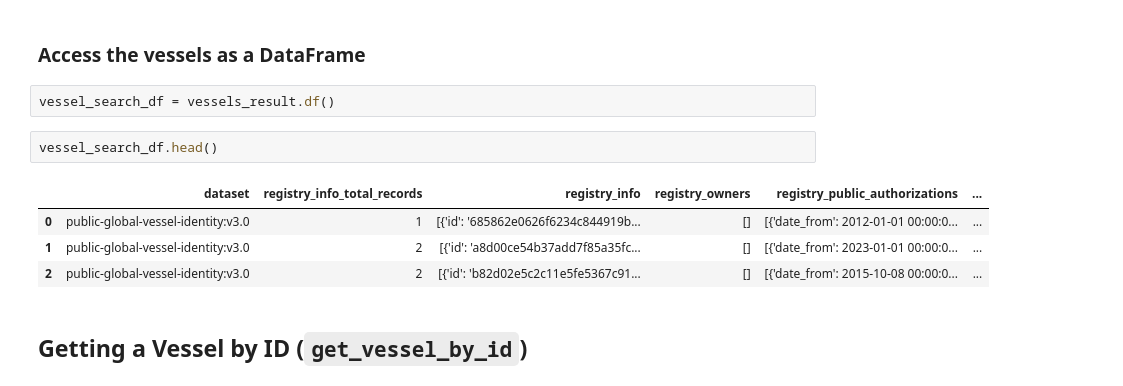
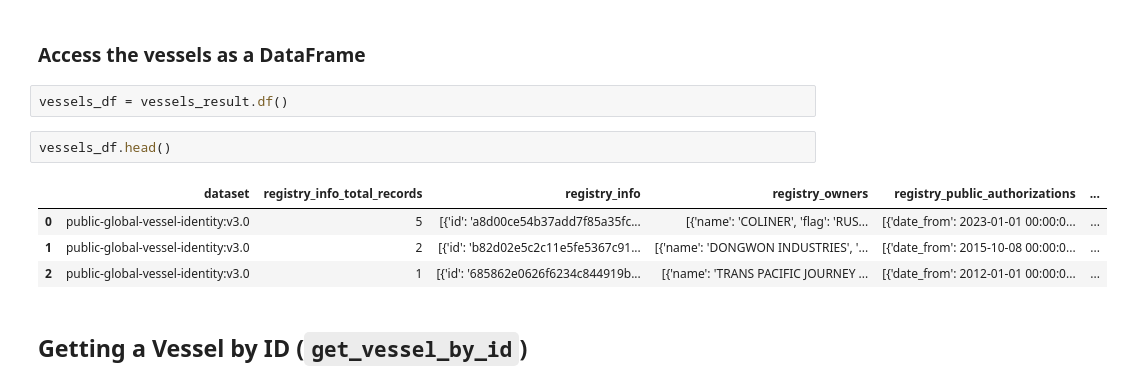
Before and after one commit to aa135tad/gfw-api-python-client, a Jupyter notebook: notebooks/usage-guides/vessels-api.ipynb, the cells around one changed output. Drawn from its saved outputs; the diff is of its cells as text.

```diff
--- a/notebooks/usage-guides/vessels-api.ipynb
+++ b/notebooks/usage-guides/vessels-api.ipynb
@@ -86,14 +86,14 @@ vessel.dataset, vessel.self_reported_info[-1].id
 # %% [markdown]
 ### Access the vessels as a DataFrame
 # %%
-vessel_search_df = vessels_result.df()
+vessels_df = vessels_result.df()
 # %%
-vessel_search_df.head()
+vessels_df.head()
 # %% [output]
 |  | dataset | registry_info_total_records | registry_info | registry_owners | registry_public_authorizations | ... |
-| 0 | public-global-vessel-identity:v3.0 | 1 | [{'id': '685862e0626f6234c844919b... | [] | [{'date_from': 2012-01-01 00:00:0... | ... |
-| 1 | public-global-vessel-identity:v3.0 | 2 | [{'id': 'a8d00ce54b37add7f85a35fc... | [] | [{'date_from': 2023-01-01 00:00:0... | ... |
-| 2 | public-global-vessel-identity:v3.0 | 2 | [{'id': 'b82d02e5c2c11e5fe5367c91... | [] | [{'date_from': 2015-10-08 00:00:0... | ... |
+| 0 | public-global-vessel-identity:v3.0 | 5 | [{'id': 'a8d00ce54b37add7f85a35fc... | [{'name': 'COLINER', 'flag': 'RUS... | [{'date_from': 2023-01-01 00:00:0... | ... |
+| 1 | public-global-vessel-identity:v3.0 | 2 | [{'id': 'b82d02e5c2c11e5fe5367c91... | [{'name': 'DONGWON INDUSTRIES', '... | [{'date_from': 2015-10-08 00:00:0... | ... |
+| 2 | public-global-vessel-identity:v3.0 | 1 | [{'id': '685862e0626f6234c844919b... | [{'name': 'TRANS PACIFIC JOURNEY ... | [{'date_from': 2012-01-01 00:00:0... | ... |
 # %% [markdown]
 ## Getting a Vessel by ID (`get_vessel_by_id`)
 # %%
```
Also changed, not shown: parts of 2 cells of this notebook, 4 other files.
